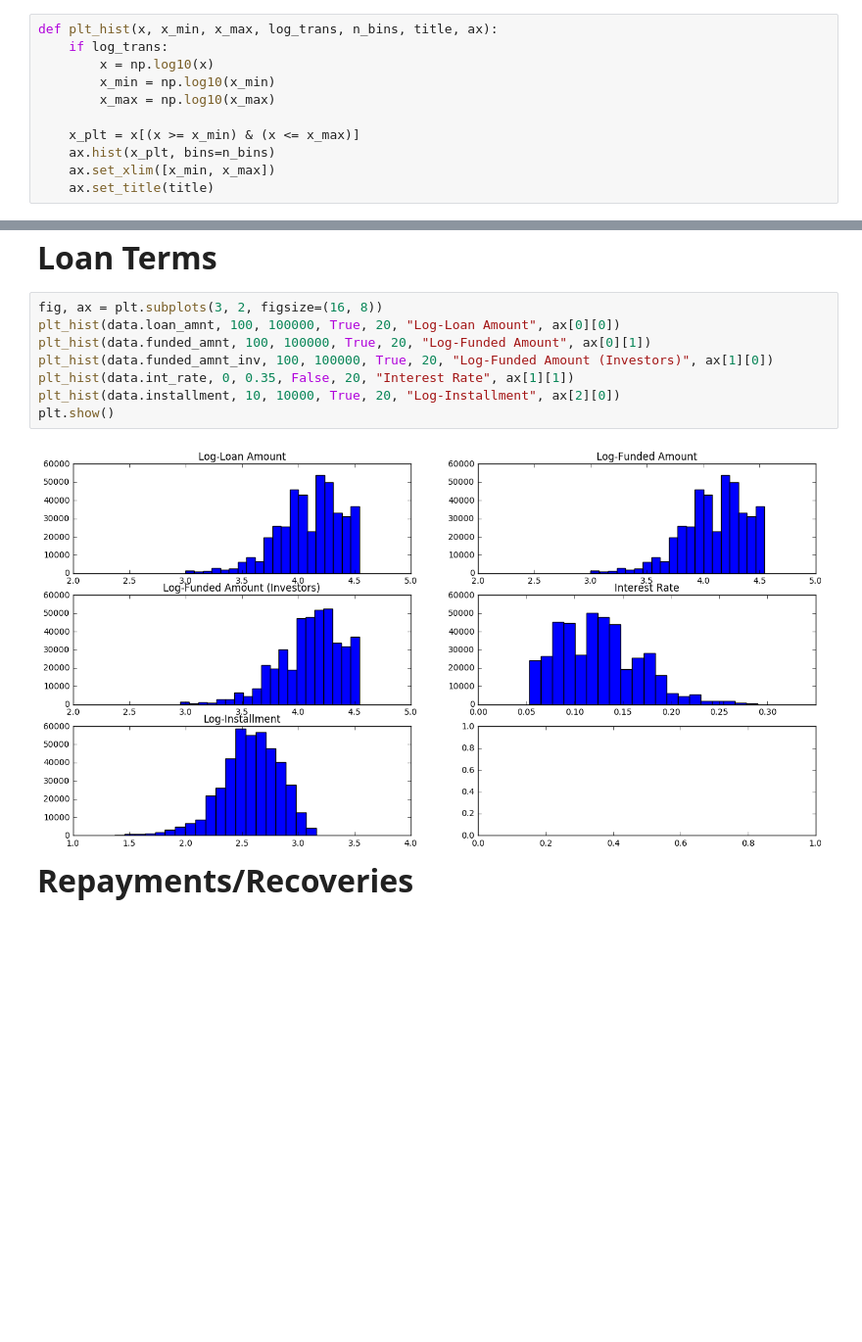
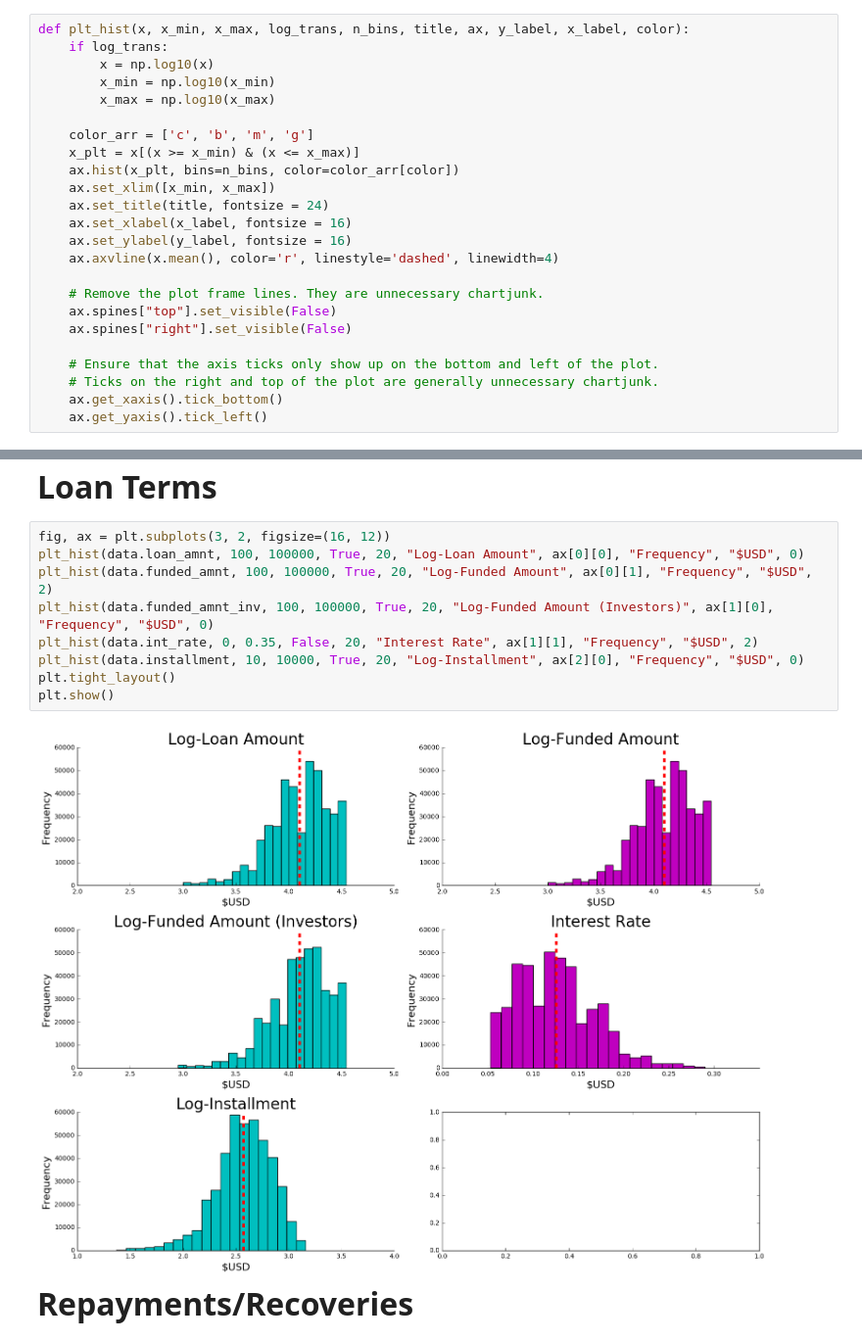
Before and after one commit to ankitagarwal/cs109a, a Jupyter notebook: base_notebook.ipynb, the cells around one changed output, grey strips where cells are left out. Shown at 98% size. Drawn from its saved outputs; the diff is of its cells as text; blank space fills up the shorter version.

Commit message:
updated histograms with Devon's plotting function

```diff
--- a/base_notebook.ipynb
+++ b/base_notebook.ipynb
@@ -220,15 +220,28 @@ data.select_dtypes(include=["object"]).head()
 # %% [markdown]
 **<font size=6>Income</font>**
 # %%
-def plt_hist(x, x_min, x_max, log_trans, n_bins, title, ax):
+def plt_hist(x, x_min, x_max, log_trans, n_bins, title, ax, y_label, x_label, color):
     if log_trans:
         x = np.log10(x)
         x_min = np.log10(x_min)
         x_max = np.log10(x_max)
 
+    color_arr = ['c', 'b', 'm', 'g']
     x_plt = x[(x >= x_min) & (x <= x_max)]
-    ax.hist(x_plt, bins=n_bins)
+    ax.hist(x_plt, bins=n_bins, color=color_arr[color])
     ax.set_xlim([x_min, x_max])
-    ax.set_title(title)
+    ax.set_title(title, fontsize = 24)
+    ax.set_xlabel(x_label, fontsize = 16)
+    ax.set_ylabel(y_label, fontsize = 16)
+    ax.axvline(x.mean(), color='r', linestyle='dashed', linewidth=4)
+
+    # Remove the plot frame lines. They are unnecessary chartjunk.
+    ax.spines["top"].set_visible(False)
+    ax.spines["right"].set_visible(False)
+
+    # Ensure that the axis ticks only show up on the bottom and left of the plot.
+    # Ticks on the right and top of the plot are generally unnecessary chartjunk.
+    ax.get_xaxis().tick_bottom()
+    ax.get_yaxis().tick_left()
 # %%
 fig, ax = plt.subplots(2, 2, figsize=(16, 8))
@@ -242,15 +256,16 @@ plt.show()
 # %% [markdown]
 **<font size=6>Loan Terms</font>**
 # %%
-fig, ax = plt.subplots(3, 2, figsize=(16, 8))
-plt_hist(data.loan_amnt, 100, 100000, True, 20, "Log-Loan Amount", ax[0][0])
-plt_hist(data.funded_amnt, 100, 100000, True, 20, "Log-Funded Amount", ax[0][1])
-plt_hist(data.funded_amnt_inv, 100, 100000, True, 20, "Log-Funded Amount (Investors)", ax[1][0])
-plt_hist(data.int_rate, 0, 0.35, False, 20, "Interest Rate", ax[1][1])
-plt_hist(data.installment, 10, 10000, True, 20, "Log-Installment", ax[2][0])
+fig, ax = plt.subplots(3, 2, figsize=(16, 12))
+plt_hist(data.loan_amnt, 100, 100000, True, 20, "Log-Loan Amount", ax[0][0], "Frequency", "$USD", 0)
+plt_hist(data.funded_amnt, 100, 100000, True, 20, "Log-Funded Amount", ax[0][1], "Frequency", "$USD", 2)
+plt_hist(data.funded_amnt_inv, 100, 100000, True, 20, "Log-Funded Amount (Investors)", ax[1][0], "Frequency", "$USD", 0)
+plt_hist(data.int_rate, 0, 0.35, False, 20, "Interest Rate", ax[1][1], "Frequency", "$USD", 2)
+plt_hist(data.installment, 10, 10000, True, 20, "Log-Installment", ax[2][0], "Frequency", "$USD", 0)
+plt.tight_layout()
 plt.show()
 # %% [output]
-[figure, old version]
+[figure, new version]
 # %% [markdown]
 **<font size=6>Repayments/Recoveries</font>**
 # %%
```
Also changed, not shown: parts of 9 cells of this notebook, 1 other file.
